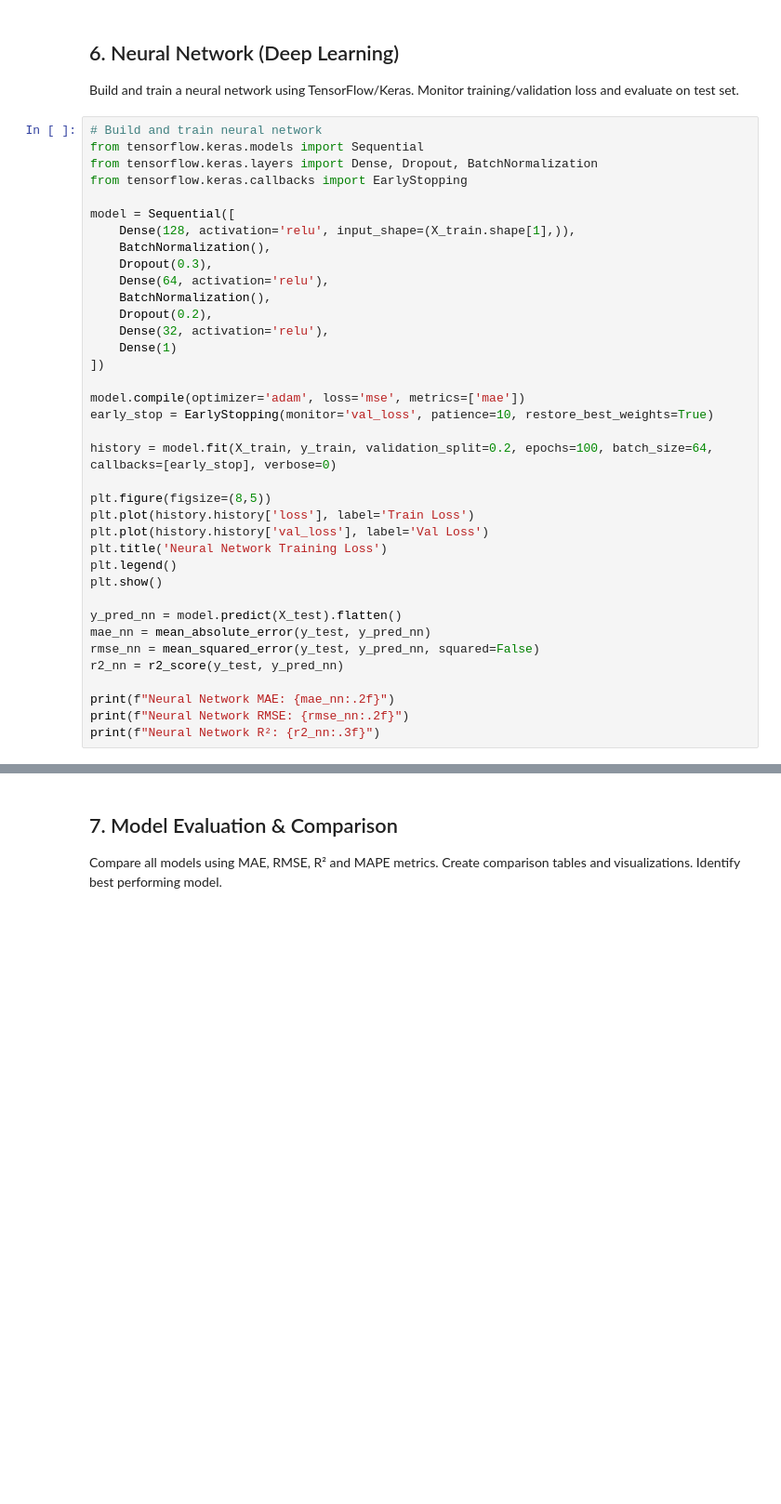
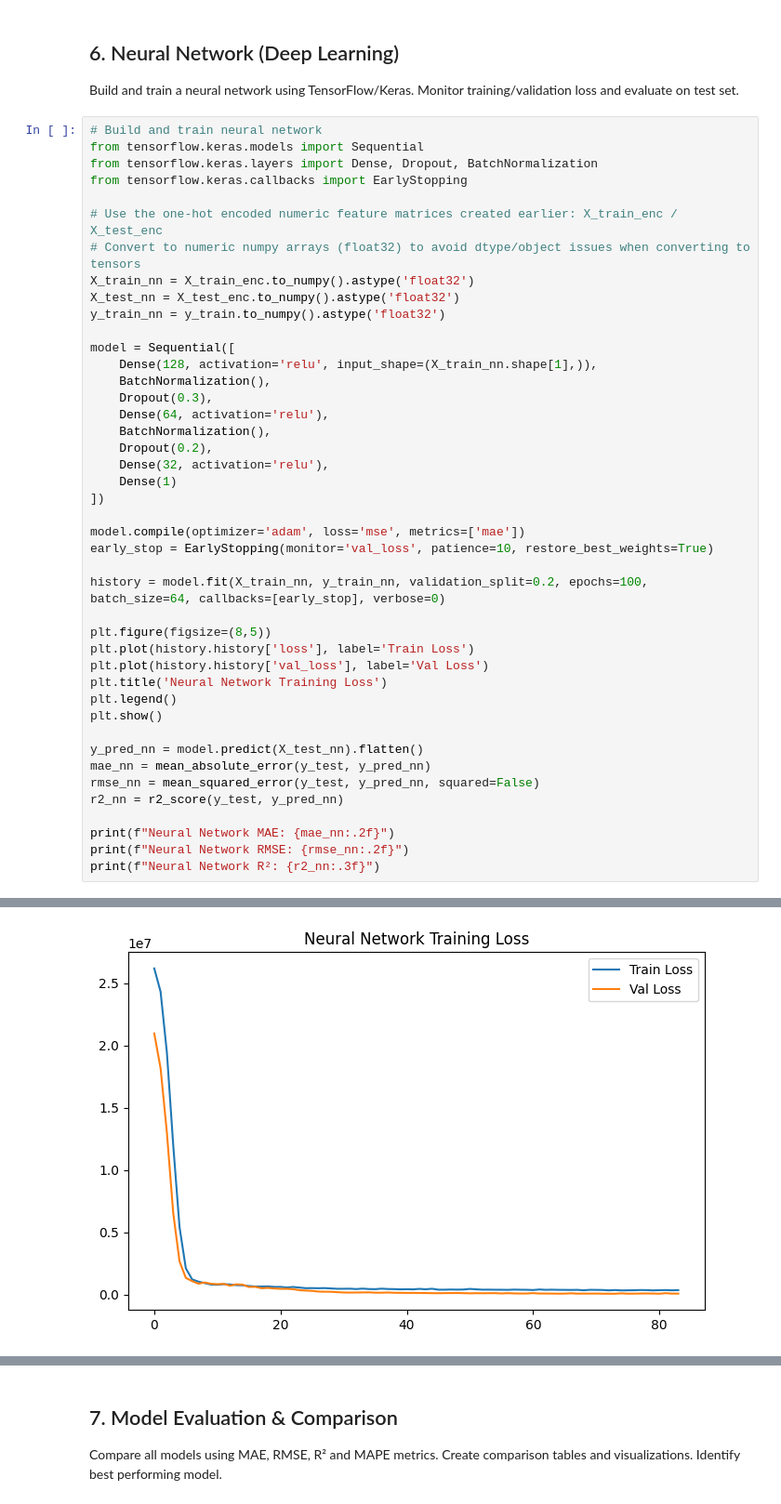
Before and after one commit to RudraX-Github/Git_HUB, a Jupyter notebook: AgriCast360/Script/PHASE_3_ML_Models.ipynb, the cells around one changed output, grey strips where cells are left out. Shown at 93% size. Drawn from its saved outputs; the diff is of its cells as text; blank space fills up the shorter version.

```diff
--- a/AgriCast360/Script/PHASE_3_ML_Models.ipynb
+++ b/AgriCast360/Script/PHASE_3_ML_Models.ipynb
@@ -136,8 +193,14 @@ from tensorflow.keras.models import Sequential
 from tensorflow.keras.layers import Dense, Dropout, BatchNormalization
 from tensorflow.keras.callbacks import EarlyStopping
 
+# Use the one-hot encoded numeric feature matrices created earlier: X_train_enc / X_test_enc
+# Convert to numeric numpy arrays (float32) to avoid dtype/object issues when converting to tensors
+X_train_nn = X_train_enc.to_numpy().astype('float32')
+X_test_nn = X_test_enc.to_numpy().astype('float32')
+y_train_nn = y_train.to_numpy().astype('float32')
+
 model = Sequential([
-    Dense(128, activation='relu', input_shape=(X_train.shape[1],)),
+    Dense(128, activation='relu', input_shape=(X_train_nn.shape[1],)),
     BatchNormalization(),
     Dropout(0.3),
     Dense(64, activation='relu'),
@@ -150,7 +213,7 @@ model = Sequential([
 model.compile(optimizer='adam', loss='mse', metrics=['mae'])
 early_stop = EarlyStopping(monitor='val_loss', patience=10, restore_best_weights=True)
 
-history = model.fit(X_train, y_train, validation_split=0.2, epochs=100, batch_size=64, callbacks=[early_stop], verbose=0)
+history = model.fit(X_train_nn, y_train_nn, validation_split=0.2, epochs=100, batch_size=64, callbacks=[early_stop], verbose=0)
 
 plt.figure(figsize=(8,5))
 plt.plot(history.history['loss'], label='Train Loss')
@@ -159,7 +222,7 @@ plt.title('Neural Network Training Loss')
 plt.legend()
 plt.show()
 
-y_pred_nn = model.predict(X_test).flatten()
+y_pred_nn = model.predict(X_test_nn).flatten()
 mae_nn = mean_absolute_error(y_test, y_pred_nn)
 rmse_nn = mean_squared_error(y_test, y_pred_nn, squared=False)
 r2_nn = r2_score(y_test, y_pred_nn)
@@ -167,3 +230,4 @@ r2_nn = r2_score(y_test, y_pred_nn)
 print(f"Neural Network MAE: {mae_nn:.2f}")
 print(f"Neural Network RMSE: {rmse_nn:.2f}")
 print(f"Neural Network R²: {r2_nn:.3f}")
+# %% [output]
@@ -169,0 +239 @@ print(f"Neural Network R²: {r2_nn:.3f}")
+[figure, added]
```
Also changed, not shown: parts of 9 cells of this notebook.
